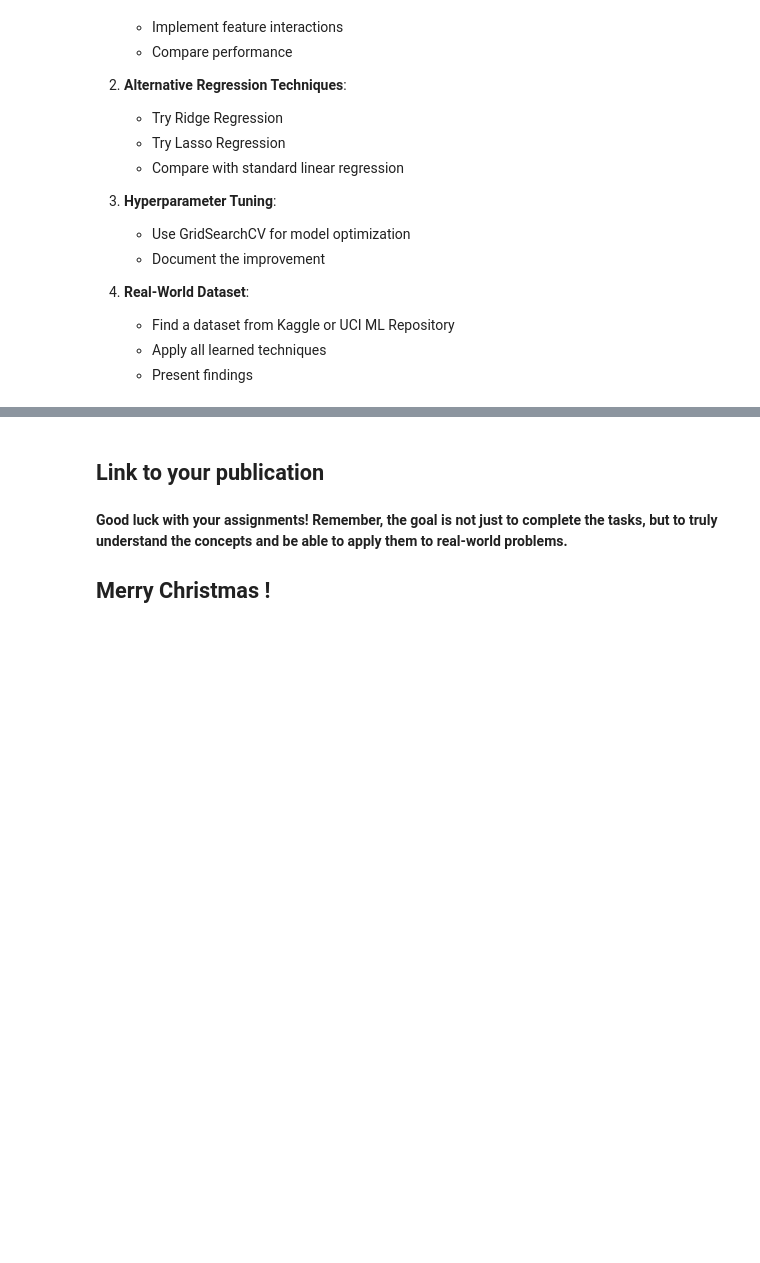
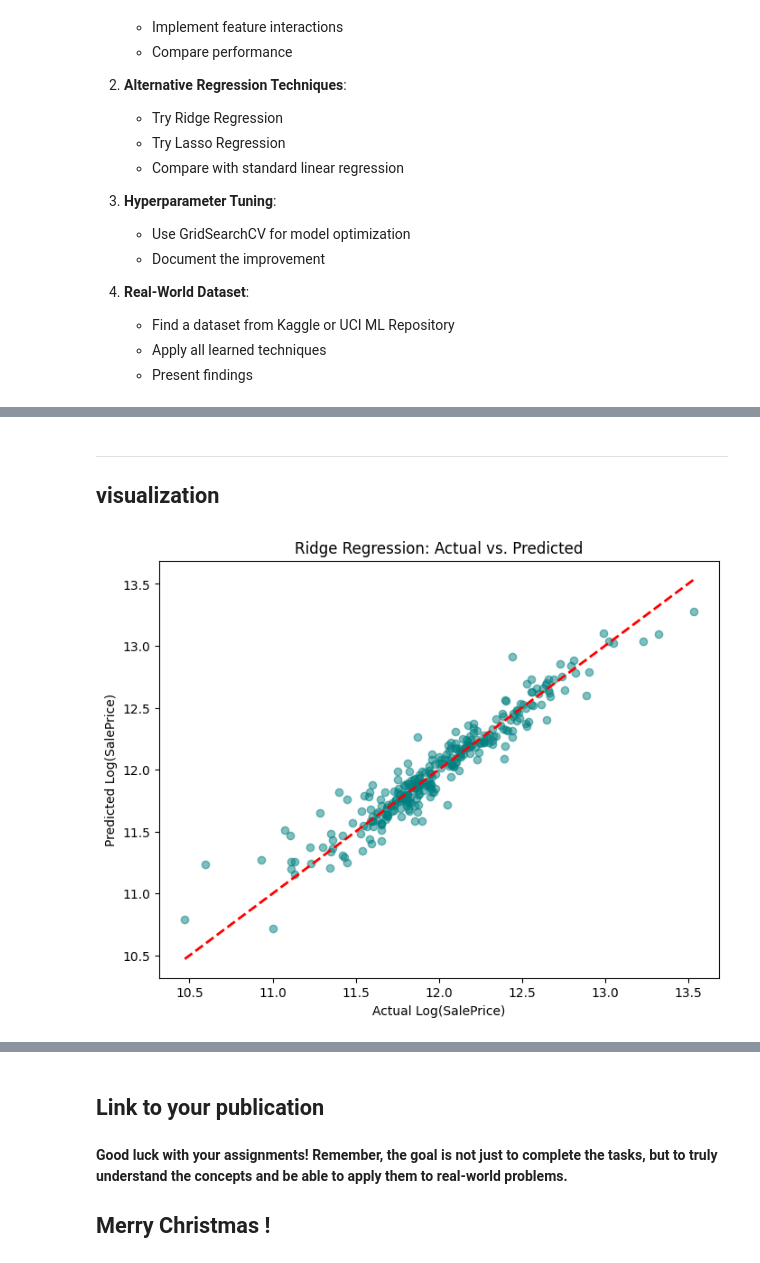
Before and after one commit to visionbyangelic/DATARAFLOW, a Jupyter notebook: Data_Pre_Processing_&_Regression1.ipynb, the cells around one changed output, grey strips where cells are left out. Drawn from its saved outputs; the diff is of its cells as text; code cells hidden in the pictures; blank space fills up the shorter version.

Commit message:
Kaggle Notebook | Data_Pre_Processing_&_Regression1 | Version 2

```diff
--- a/Data_Pre_Processing_&_Regression1.ipynb
+++ b/Data_Pre_Processing_&_Regression1.ipynb
@@ -454,7 +454,7 @@ from sklearn.metrics import mean_squared_error, r2_score
 
 # 1. Data Preparation
 # Using the specified path
-file_path = '/content/week14 -datasets/assignment/assignment2_advertising_sales.csv'
+file_path = '/kaggle/input/week-14/Assignment-Datasets-20251222T130817Z-3-001/Assignment-Datasets/assignment2_advertising_sales.csv'
 df = pd.read_csv(file_path)
 
 # Explore the dataset
@@ -657,7 +657,7 @@ import statsmodels.api as sm
 
 # 1. Data Preprocessing
 # Load the dataset
-file_path = '/content/week14 -datasets/assignment/assignment3_startup_profit.csv'
+file_path = '/kaggle/input/week-14/Assignment-Datasets-20251222T130817Z-3-001/Assignment-Datasets/assignment3_startup_profit.csv'
 df = pd.read_csv(file_path)
 
 # Encode the categorical variable (Location) and avoid dummy variable trap
@@ -1021,7 +1021,7 @@ def backward_elimination(X, y, sl=0.05):
 
 
 # 1. Load Data
-path = '/content/week14 -datasets/assessment/housing_price_data.csv'
+path = '/kaggle/input/week-14/Assessment-Dataset-20251222T130842Z-3-001/Assessment-Dataset/housing_price_data.csv'
 housing_df = load_and_eda(path)
 
 # 2. Preprocess
@@ -1252,0 +1512,27 @@ If you want to go beyond:
+# %%
+from sklearn.model_selection import GridSearchCV
+
+# 1. Define the range of alpha values to test
+# We test values from very small (0.1) to very large (100)
+param_grid = {'alpha': [0.01, 0.1, 1, 10, 20, 50, 100, 200, 500]}
+
+# 2. Set up GridSearchCV
+# cv=5 means 5-fold cross-validation
+grid_search = GridSearchCV(Ridge(), param_grid, cv=5, scoring='neg_mean_squared_error')
+
+# 3. Run the search
+grid_search.fit(X_train, y_train)
+
+# 4. Get the best results
+best_alpha = grid_search.best_params_['alpha']
+best_rmse = np.sqrt(-grid_search.best_score_)
+
+print(f"Best Alpha found: {best_alpha}")
+print(f"Best Cross-Validation RMSE: {best_rmse:.5f}")
+
+# 5. Check performance on the actual test set using the best model
+best_model = grid_search.best_estimator_
+test_preds = best_model.predict(X_test)
+final_test_rmse = np.sqrt(mean_squared_error(y_test, test_preds))
+
+print(f"Final Test RMSE with optimized Ridge: {final_test_rmse:.5f}")
@@ -1252,0 +1574,16 @@ If you want to go beyond:
+# %% [markdown]
+---
+## visualization
+# %%
+import matplotlib.pyplot as plt
+
+# Plotting Actual vs. Predicted
+plt.figure(figsize=(8, 6))
+plt.scatter(y_test, test_preds, alpha=0.5, color='teal')
+plt.plot([y_test.min(), y_test.max()], [y_test.min(), y_test.max()], 'r--', lw=2)
+plt.xlabel('Actual Log(SalePrice)')
+plt.ylabel('Predicted Log(SalePrice)')
+plt.title('Ridge Regression: Actual vs. Predicted')
+plt.show()
+# %% [output]
+[figure, added]
```
Also changed, not shown: parts of 23 cells of this notebook.
